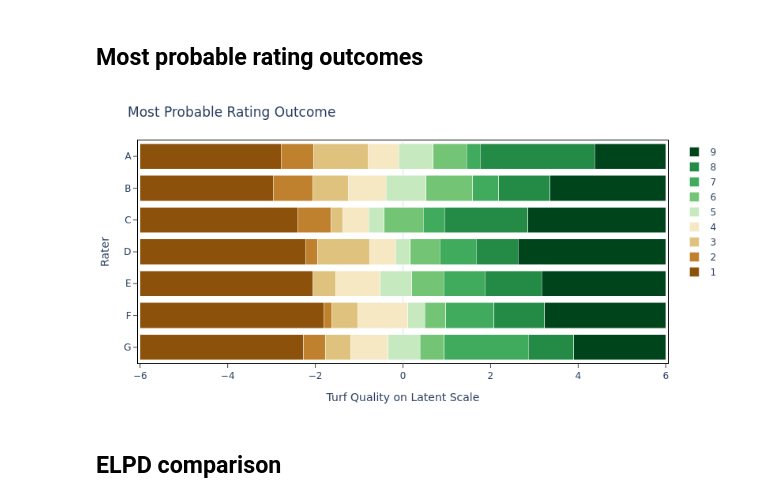
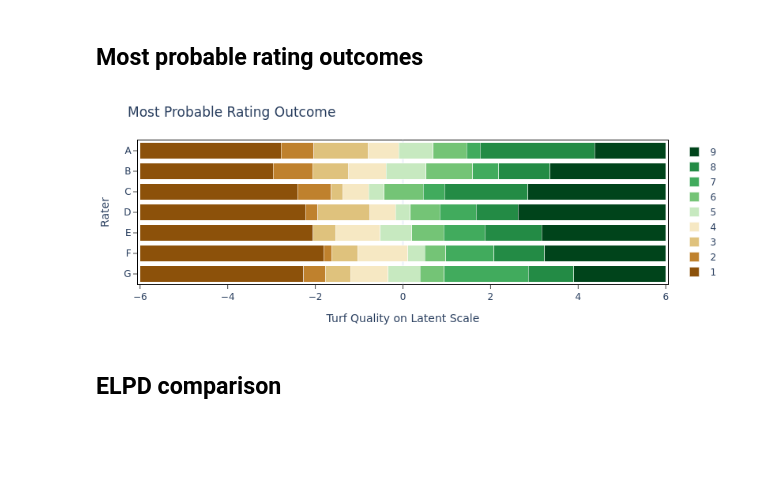
Before and after one commit to QhenryQ/nteprsm, a Jupyter notebook: notebooks/manuscript2_visualizations_nj2.ipynb, the cells around one changed output. Cells and saved outputs as stored; diff of their text form; code cells hidden in the pictures; blank space fills up the shorter version.

```diff
--- a/notebooks/manuscript2_visualizations_nj2.ipynb
+++ b/notebooks/manuscript2_visualizations_nj2.ipynb
@@ -127,6 +129,7 @@ print(name2code)
 # %%
 # change entry codes to visualize other varieties
 entries = [7, 19, 29, 56]
+entries = [75, 78, 19, 29]
 colors = ['royalblue', 'mediumseagreen', 'deepskyblue', 'crimson']
 ## params
 ci = 0.95  # Credible interval
@@ -220,4 +223,5 @@ fig.update_layout(
 pio.kaleido.scope.default_width = 800
 pio.kaleido.scope.default_height = 400
 fig.show(renderer='png') # change to renderer="iframe" for interactive plot
+#fig.write_image('figures/fig_seasonality_curves.png')
 # %% [output]
@@ -293,6 +297,7 @@ for i in range(len(rater_list)):
     )
     # adjust figure size here for static renderer for plotly
     pio.kaleido.scope.default_width = 800
-    pio.kaleido.scope.default_height = 400
+    pio.kaleido.scope.default_height = 300
     fig.show(renderer='png') # change to renderer="iframe" for interactive plot
+    #fig.write_image(f'figures/fig_cat_prob_{rater_list[i]}.png')
 # %% [output]
@@ -311,35 +316,36 @@ fig = go.Figure()
 for i, (rater, rater_thresholds) in enumerate(zip(rater_list, thresholds)):
     # Add the start and end points for categories
     rater_thresholds = [x_start] + list(rater_thresholds) + [x_end]
 
     for j in range(len(rater_thresholds) - 1):
         # Add a rectangle for each category
         fig.add_trace(go.Bar(
             x=[rater_thresholds[j + 1] - rater_thresholds[j]],  # Width of the bar
             y=[rater],
             orientation='h',
             marker=dict(color=NTEP_COLOR_SCALE_list[j % len(NTEP_COLOR_SCALE_list)]),
             name=f"{j + 1}" if i == 0 else None,  # Show legend only for the first rater
             showlegend=(i == 0),  # Show legend only once
             base=rater_thresholds[j]
         ))
 
 fig.update_yaxes(autorange='reversed')
 fig.update_layout(
     barmode='stack',
     title='Most Probable Rating Outcome',
     xaxis=dict(title='Turf Quality on Latent Scale', range=[x_start-0.05, x_end+0.05]),
     yaxis=dict(title='Rater', categoryorder='category ascending'),
     showlegend=True,
     margin=dict(l=10, r=10, b=10, t=60),
 )
 
 # adjust figure size here for static renderer for plotly
 pio.kaleido.scope.default_width = 800
-pio.kaleido.scope.default_height = 400
+pio.kaleido.scope.default_height = 300
 fig.show(renderer='png') # change to renderer="iframe" for interactive plot
+#fig.write_image(f'figures/fig_probable_outcome.png')
 # %% [output]
-[figure, old version]
+[figure, new version]
 # %% [markdown]
 ## ELPD comparison
 # %%
```
Also changed, not shown: parts of 7 cells of this notebook, 4 other files.
